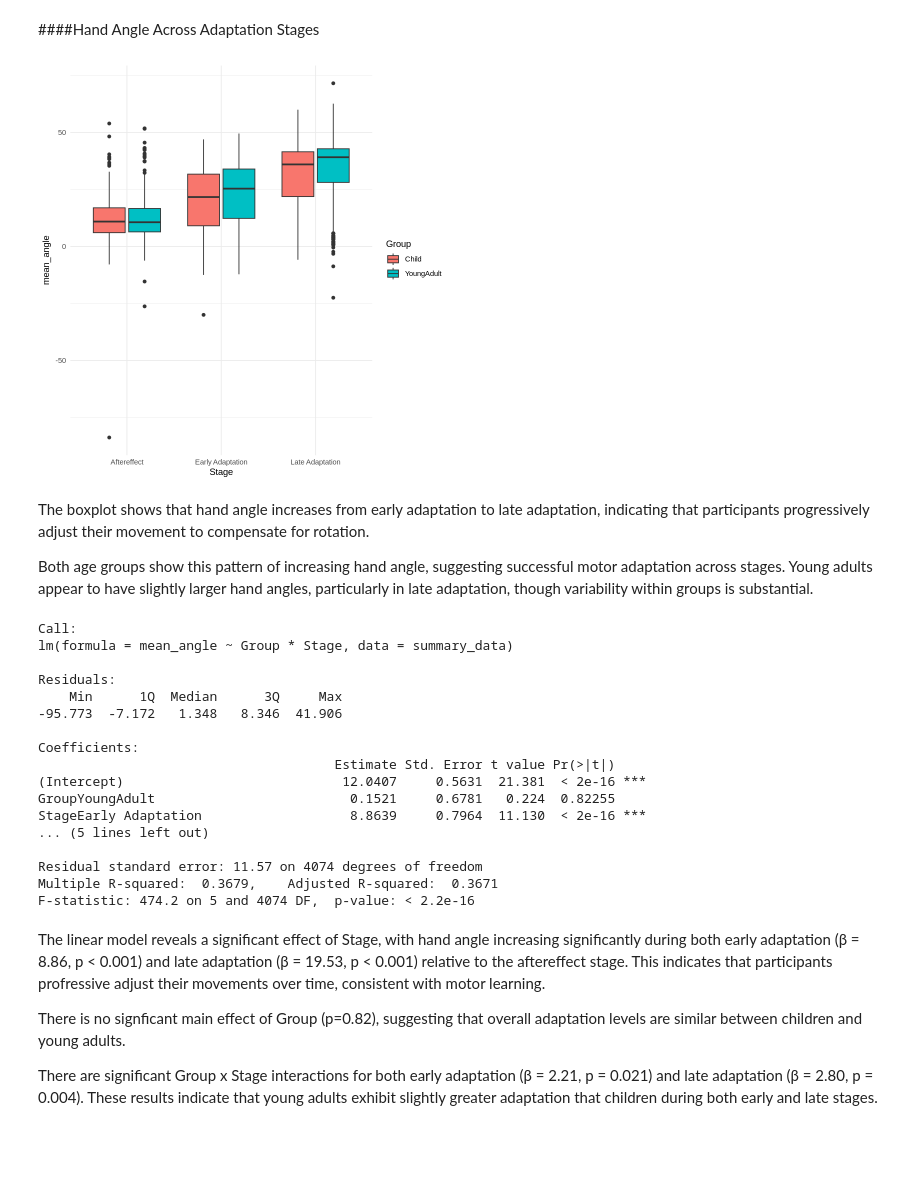
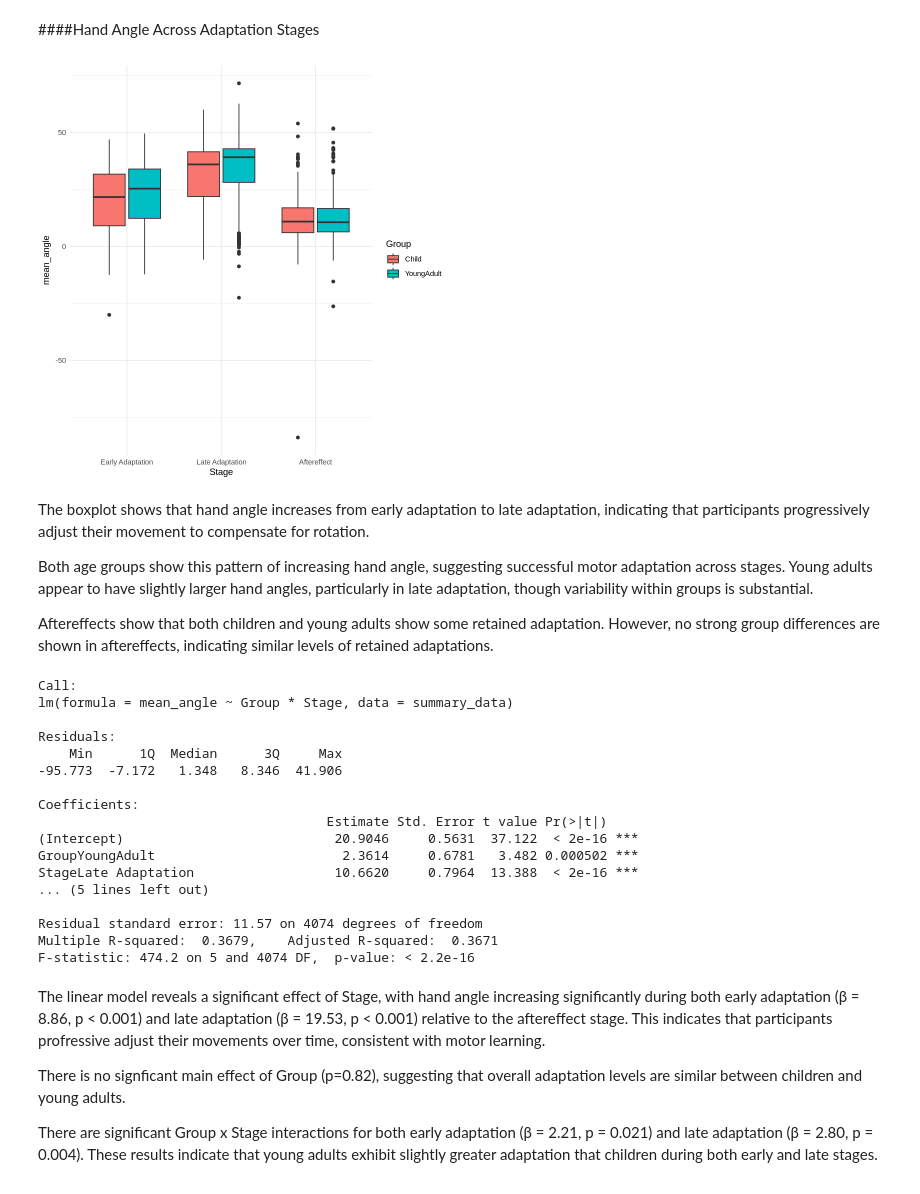
Before and after one commit to scelliot-cpu/Elliott_DSPN_26_FinalProject, a Jupyter notebook: Elliott_DSPN_S26_FinalProject.ipynb, the cells around one changed output. Drawn from its saved outputs; the diff is of its cells as text; code cells hidden in the pictures; blank space fills up the shorter version.

```diff
--- a/Elliott_DSPN_S26_FinalProject.ipynb
+++ b/Elliott_DSPN_S26_FinalProject.ipynb
@@ -300,15 +300,20 @@ This project includes three levels of analysis:
 # %% [markdown]
 ####Hand Angle Across Adaptation Stages
 # %%
+summary_data$Stage <- factor(summary_data$Stage,
+  levels = c("Early Adaptation", "Late Adaptation", "Aftereffect")
+)
 ggplot(summary_data, aes(x = Stage, y = mean_angle, fill = Group)) +
   geom_boxplot() +
   theme_minimal()
 # %% [output]
-[figure, old version]
+[figure, new version]
 # %% [markdown]
 The boxplot shows that hand angle increases from early adaptation to late adaptation, indicating that participants progressively adjust their movement to compensate for rotation.
 
 Both age groups show this pattern of increasing hand angle, suggesting successful motor adaptation across stages. Young adults appear to have slightly larger hand angles, particularly in late adaptation, though variability within groups is substantial.
+
+Aftereffects show that both children and young adults show some retained adaptation. However, no strong group differences are shown in aftereffects, indicating similar levels of retained adaptations.
 # %%
 model_angle <- lm(mean_angle ~ Group * Stage, data = summary_data)
 
@@ -322,10 +327,10 @@ Residuals:
 -95.773  -7.172   1.348   8.346  41.906
 
 Coefficients:
-                                      Estimate Std. Error t value Pr(>|t|)
-(Intercept)                            12.0407     0.5631  21.381  < 2e-16 ***
-GroupYoungAdult                         0.1521     0.6781   0.224  0.82255
-StageEarly Adaptation                   8.8639     0.7964  11.130  < 2e-16 ***
+                                     Estimate Std. Error t value Pr(>|t|)
+(Intercept)                           20.9046     0.5631  37.122  < 2e-16 ***
+GroupYoungAdult                        2.3614     0.6781   3.482 0.000502 ***
+StageLate Adaptation                  10.6620     0.7964  13.388  < 2e-16 ***
 ... (5 lines left out)
 
 Residual standard error: 11.57 on 4074 degrees of freedom
```
Also changed, not shown: parts of 12 cells of this notebook.
